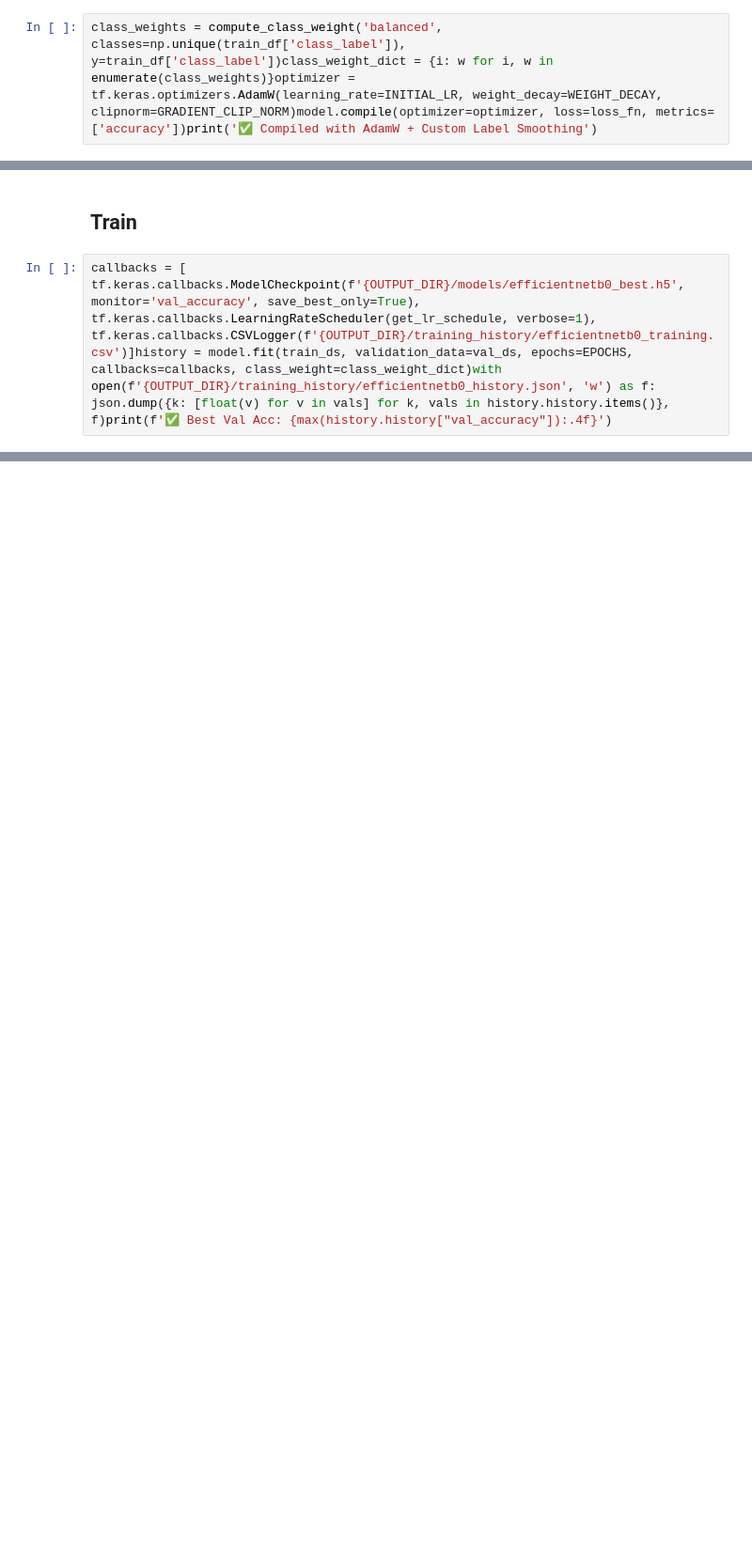
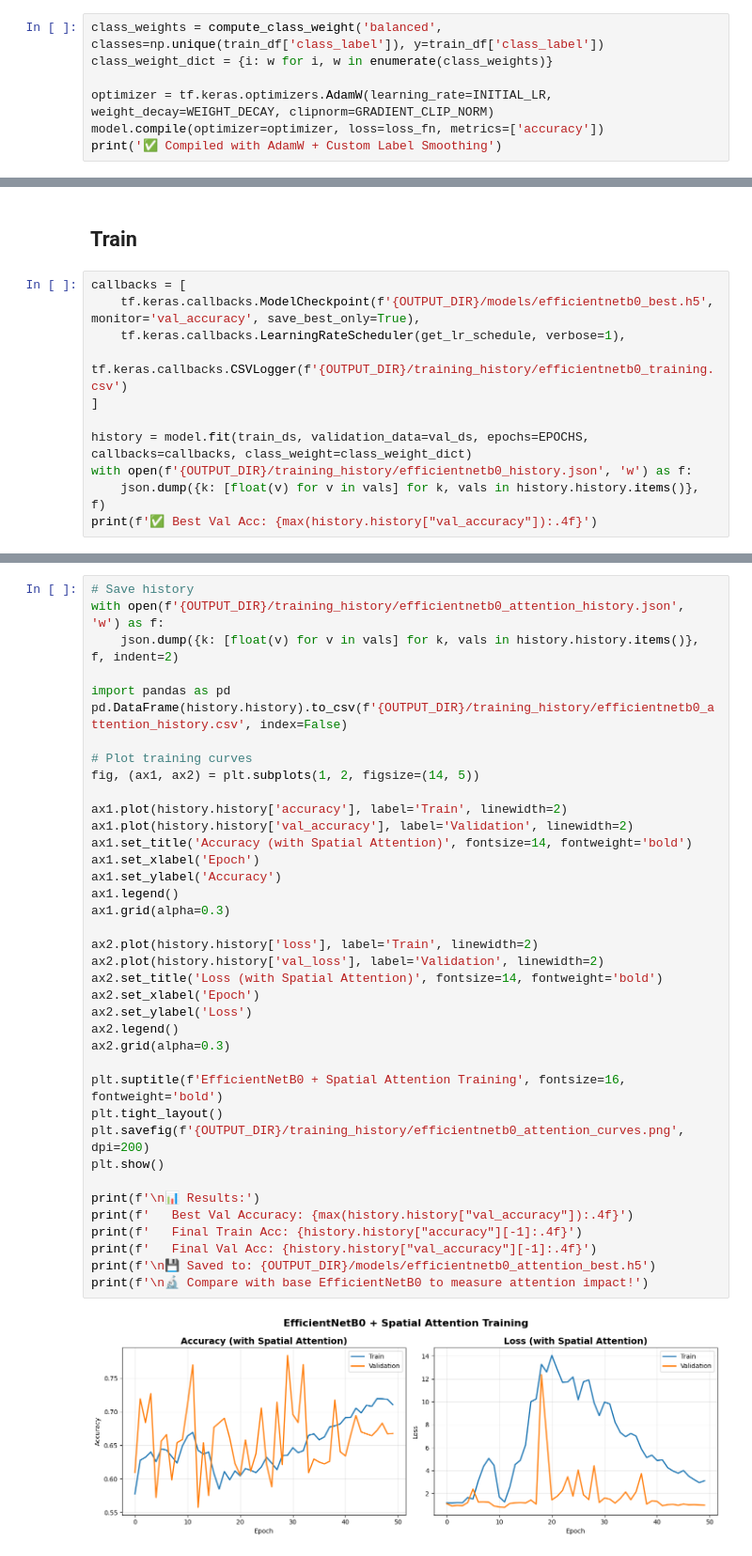
Before and after one commit to amitabh-7t/AD, a Jupyter notebook: notebooks/07_train_efficientnetb0.ipynb, the cells around one changed output, grey strips where cells are left out. Shown at 94% size. Cells and saved outputs as stored; diff of their text form; blank space fills up the shorter version.

Commit message:
Update training and evaluation notebooks (05, 07, 09-13)

```diff
--- a/notebooks/07_train_efficientnetb0.ipynb
+++ b/notebooks/07_train_efficientnetb0.ipynb
@@ -26,2 +151,7 @@ def get_lr_schedule(epoch, lr):    if epoch < WARMUP_EPOCHS:        return INITI
 # %%
-class_weights = compute_class_weight('balanced', classes=np.unique(train_df['class_label']), y=train_df['class_label'])class_weight_dict = {i: w for i, w in enumerate(class_weights)}optimizer = tf.keras.optimizers.AdamW(learning_rate=INITIAL_LR, weight_decay=WEIGHT_DECAY, clipnorm=GRADIENT_CLIP_NORM)model.compile(optimizer=optimizer, loss=loss_fn, metrics=['accuracy'])print('✅ Compiled with AdamW + Custom Label Smoothing')
+class_weights = compute_class_weight('balanced', classes=np.unique(train_df['class_label']), y=train_df['class_label'])
+class_weight_dict = {i: w for i, w in enumerate(class_weights)}
+
+optimizer = tf.keras.optimizers.AdamW(learning_rate=INITIAL_LR, weight_decay=WEIGHT_DECAY, clipnorm=GRADIENT_CLIP_NORM)
+model.compile(optimizer=optimizer, loss=loss_fn, metrics=['accuracy'])
+print('✅ Compiled with AdamW + Custom Label Smoothing')
@@ -28,4 +160,13 @@ class_weights = compute_class_weight('balanced', classes=np.unique(train_df['cla
 # %% [markdown]
 ## Train
 # %%
-callbacks = [    tf.keras.callbacks.ModelCheckpoint(f'{OUTPUT_DIR}/models/efficientnetb0_best.h5', monitor='val_accuracy', save_best_only=True),    tf.keras.callbacks.LearningRateScheduler(get_lr_schedule, verbose=1),    tf.keras.callbacks.CSVLogger(f'{OUTPUT_DIR}/training_history/efficientnetb0_training.csv')]history = model.fit(train_ds, validation_data=val_ds, epochs=EPOCHS, callbacks=callbacks, class_weight=class_weight_dict)with open(f'{OUTPUT_DIR}/training_history/efficientnetb0_history.json', 'w') as f:    json.dump({k: [float(v) for v in vals] for k, vals in history.history.items()}, f)print(f'✅ Best Val Acc: {max(history.history["val_accuracy"]):.4f}')
+callbacks = [
+    tf.keras.callbacks.ModelCheckpoint(f'{OUTPUT_DIR}/models/efficientnetb0_best.h5', monitor='val_accuracy', save_best_only=True),
+    tf.keras.callbacks.LearningRateScheduler(get_lr_schedule, verbose=1),
+    tf.keras.callbacks.CSVLogger(f'{OUTPUT_DIR}/training_history/efficientnetb0_training.csv')
+]
+
+history = model.fit(train_ds, validation_data=val_ds, epochs=EPOCHS, callbacks=callbacks, class_weight=class_weight_dict)
+with open(f'{OUTPUT_DIR}/training_history/efficientnetb0_history.json', 'w') as f:
+    json.dump({k: [float(v) for v in vals] for k, vals in history.history.items()}, f)
+print(f'✅ Best Val Acc: {max(history.history["val_accuracy"]):.4f}')
@@ -31,0 +233,40 @@ callbacks = [    tf.keras.callbacks.ModelCheckpoint(f'{OUTPUT_DIR}/models/effici
+# %%
+# Save history
+with open(f'{OUTPUT_DIR}/training_history/efficientnetb0_attention_history.json', 'w') as f:
+    json.dump({k: [float(v) for v in vals] for k, vals in history.history.items()}, f, indent=2)
+
+import pandas as pd
+pd.DataFrame(history.history).to_csv(f'{OUTPUT_DIR}/training_history/efficientnetb0_attention_history.csv', index=False)
+
+# Plot training curves
+fig, (ax1, ax2) = plt.subplots(1, 2, figsize=(14, 5))
+
+ax1.plot(history.history['accuracy'], label='Train', linewidth=2)
+ax1.plot(history.history['val_accuracy'], label='Validation', linewidth=2)
+ax1.set_title('Accuracy (with Spatial Attention)', fontsize=14, fontweight='bold')
+ax1.set_xlabel('Epoch')
+ax1.set_ylabel('Accuracy')
+ax1.legend()
+ax1.grid(alpha=0.3)
+
+ax2.plot(history.history['loss'], label='Train', linewidth=2)
+ax2.plot(history.history['val_loss'], label='Validation', linewidth=2)
+ax2.set_title('Loss (with Spatial Attention)', fontsize=14, fontweight='bold')
+ax2.set_xlabel('Epoch')
+ax2.set_ylabel('Loss')
+ax2.legend()
+ax2.grid(alpha=0.3)
+
+plt.suptitle(f'EfficientNetB0 + Spatial Attention Training', fontsize=16, fontweight='bold')
+plt.tight_layout()
+plt.savefig(f'{OUTPUT_DIR}/training_history/efficientnetb0_attention_curves.png', dpi=200)
+plt.show()
+
+print(f'\n📊 Results:')
+print(f'   Best Val Accuracy: {max(history.history["val_accuracy"]):.4f}')
+print(f'   Final Train Acc: {history.history["accuracy"][-1]:.4f}')
+print(f'   Final Val Acc: {history.history["val_accuracy"][-1]:.4f}')
+print(f'\n💾 Saved to: {OUTPUT_DIR}/models/efficientnetb0_attention_best.h5')
+print(f'\n🔬 Compare with base EfficientNetB0 to measure attention impact!')
+# %% [output]
+[figure, added]
```
Also changed, not shown: parts of 9 cells of this notebook, 6 other files.
